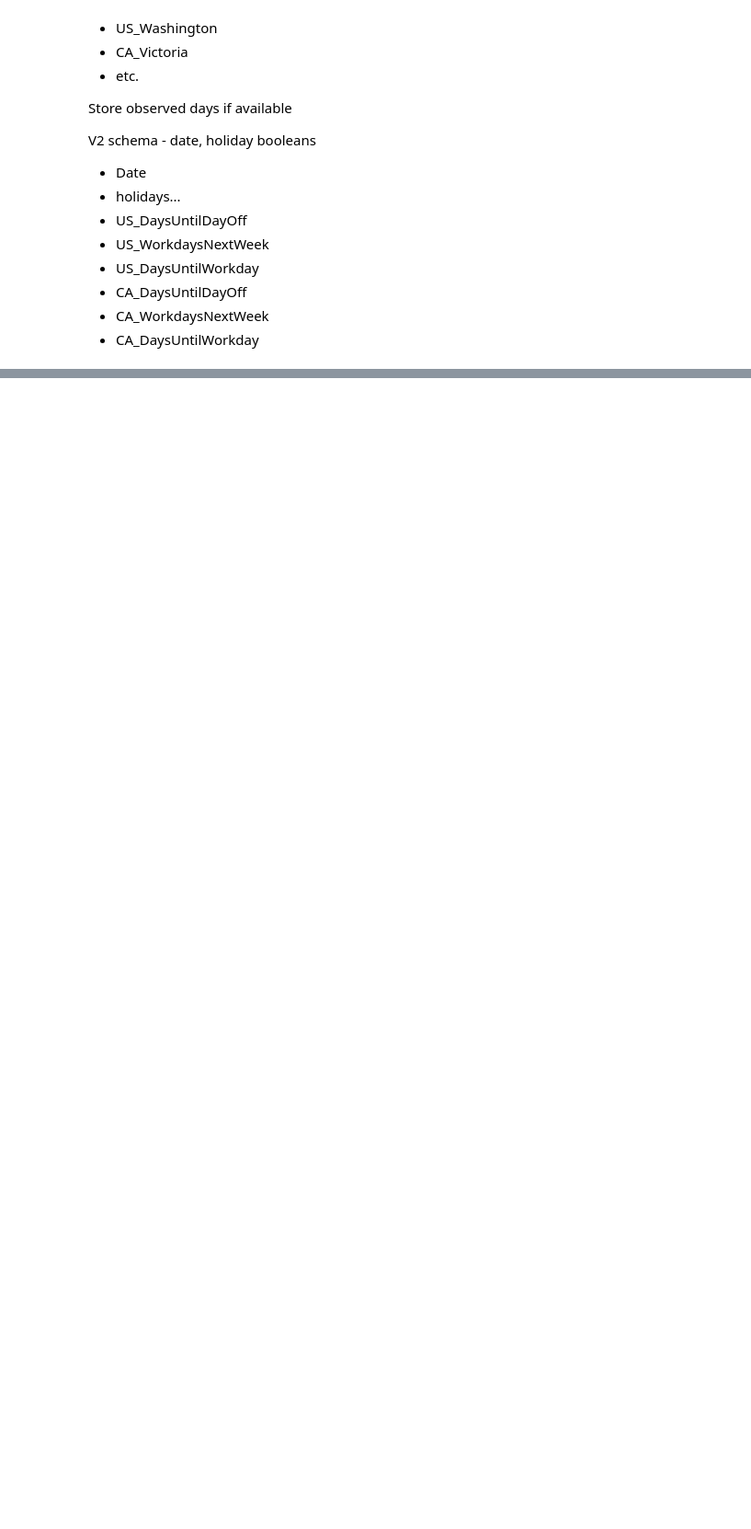
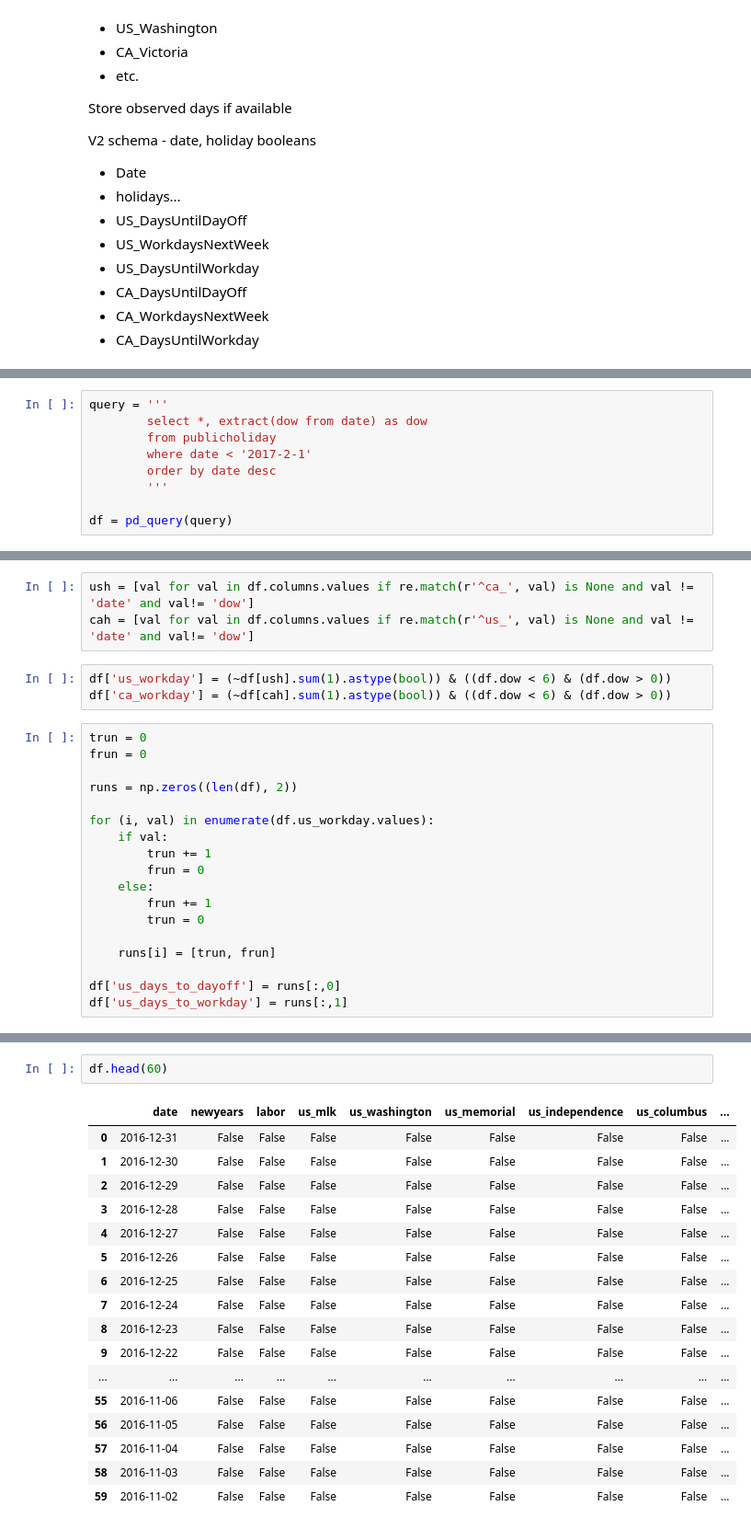
Before and after one commit to jngseattle/BorderCrossing, a Jupyter notebook: code/Sandbox-calendar.ipynb, the cells around one changed output, grey strips where cells are left out. Shown: that part at 92% size. Cells and saved outputs as stored; diff of their text form; blank space fills up the shorter version.

```diff
--- a/code/Sandbox-calendar.ipynb
+++ b/code/Sandbox-calendar.ipynb
@@ -74,0 +82,9 @@ V2 schema - date, holiday booleans
+# %%
+query = '''
+        select *, extract(dow from date) as dow
+        from publicholiday
+        where date < '2017-2-1'
+        order by date desc
+        '''
+
+df = pd_query(query)
@@ -74,0 +101,24 @@ V2 schema - date, holiday booleans
+# %%
+ush = [val for val in df.columns.values if re.match(r'^ca_', val) is None and val != 'date' and val!= 'dow']
+cah = [val for val in df.columns.values if re.match(r'^us_', val) is None and val != 'date' and val!= 'dow']
+# %%
+df['us_workday'] = (~df[ush].sum(1).astype(bool)) & ((df.dow < 6) & (df.dow > 0))
+df['ca_workday'] = (~df[cah].sum(1).astype(bool)) & ((df.dow < 6) & (df.dow > 0))
+# %%
+trun = 0
+frun = 0
+
+runs = np.zeros((len(df), 2))
+
+for (i, val) in enumerate(df.us_workday.values):
+    if val:
+        trun += 1
+        frun = 0
+    else:
+        frun += 1
+        trun = 0
+
+    runs[i] = [trun, frun]
+
+df['us_days_to_dayoff'] = runs[:,0]
+df['us_days_to_workday'] = runs[:,1]
@@ -74,0 +139,20 @@ V2 schema - date, holiday booleans
+# %%
+df.head(60)
+# %% [output]
+|  | date | newyears | labor | us_mlk | us_washington | us_memorial | us_independence | us_columbus | ... |
+| 0 | 2016-12-31 | False | False | False | False | False | False | False | ... |
+| 1 | 2016-12-30 | False | False | False | False | False | False | False | ... |
+| 2 | 2016-12-29 | False | False | False | False | False | False | False | ... |
+| 3 | 2016-12-28 | False | False | False | False | False | False | False | ... |
+| 4 | 2016-12-27 | False | False | False | False | False | False | False | ... |
+| 5 | 2016-12-26 | False | False | False | False | False | False | False | ... |
+| 6 | 2016-12-25 | False | False | False | False | False | False | False | ... |
+| 7 | 2016-12-24 | False | False | False | False | False | False | False | ... |
+| 8 | 2016-12-23 | False | False | False | False | False | False | False | ... |
+| 9 | 2016-12-22 | False | False | False | False | False | False | False | ... |
+| ... | ... | ... | ... | ... | ... | ... | ... | ... | ... |
+| 55 | 2016-11-06 | False | False | False | False | False | False | False | ... |
+| 56 | 2016-11-05 | False | False | False | False | False | False | False | ... |
+| 57 | 2016-11-04 | False | False | False | False | False | False | False | ... |
+| 58 | 2016-11-03 | False | False | False | False | False | False | False | ... |
+| 59 | 2016-11-02 | False | False | False | False | False | False | False | ... |
```
Also changed, not shown: parts of 13 cells of this notebook, 6 other files.
